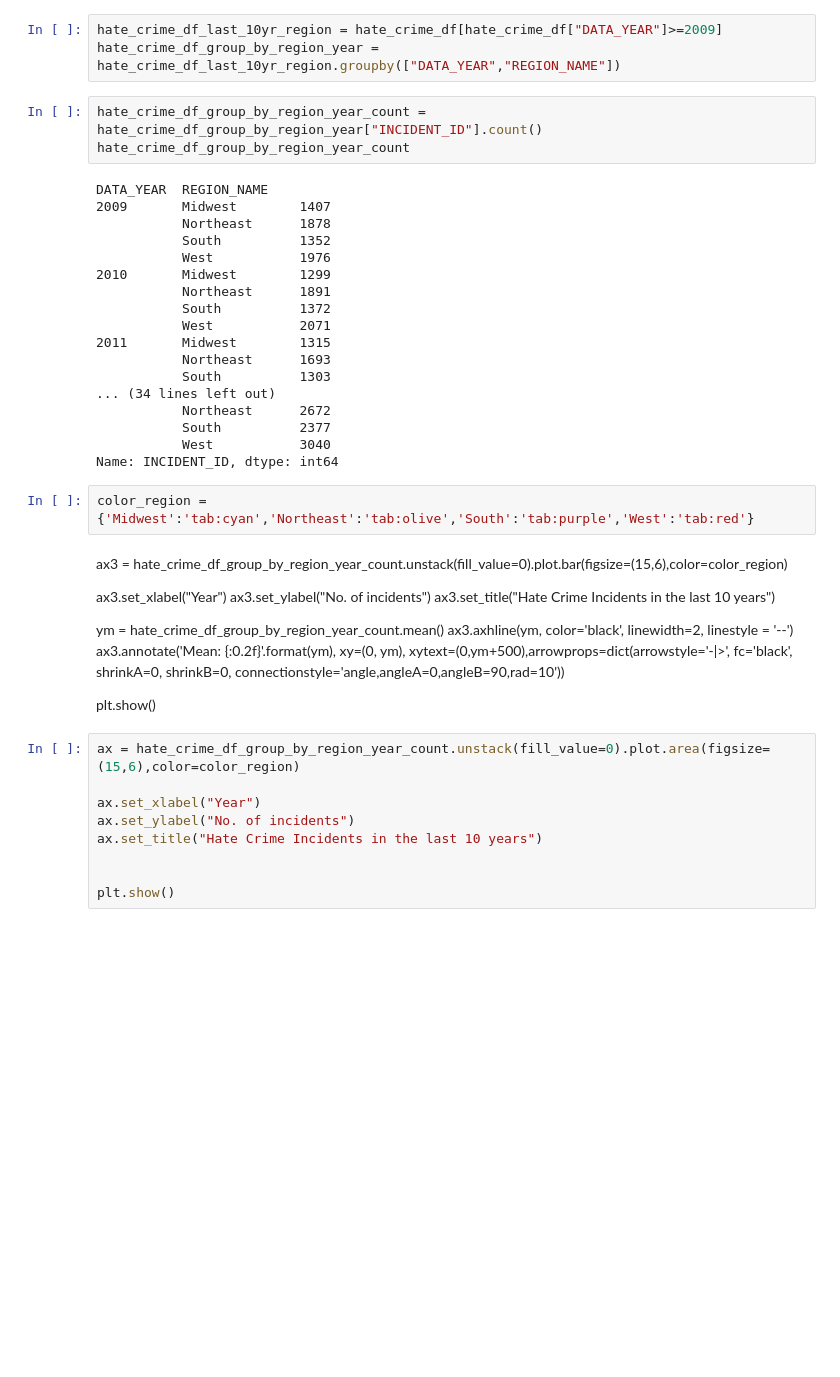
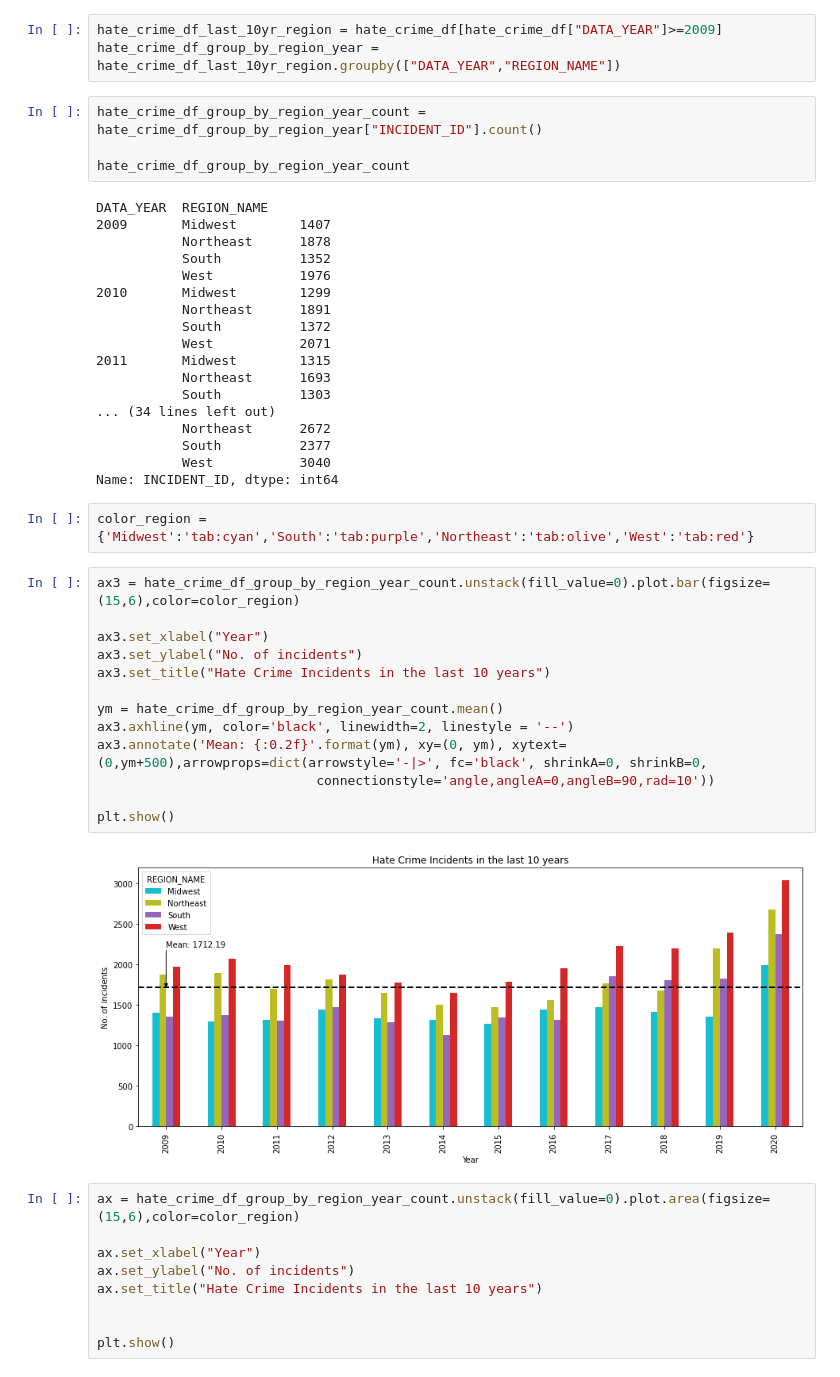
Before and after one commit to artolon/Exploratory_Analysis_Project, a Jupyter notebook: SM_FBI_CRIME_DATA.ipynb, the cells around one changed output. Cells and saved outputs as stored; diff of their text form; blank space fills up the shorter version.

```diff
--- a/SM_FBI_CRIME_DATA.ipynb
+++ b/SM_FBI_CRIME_DATA.ipynb
@@ -150,6 +150,7 @@ hate_crime_df_last_10yr_region = hate_crime_df[hate_crime_df["DATA_YEAR"]>=2009]
 hate_crime_df_group_by_region_year = hate_crime_df_last_10yr_region.groupby(["DATA_YEAR","REGION_NAME"])
 # %%
 hate_crime_df_group_by_region_year_count = hate_crime_df_group_by_region_year["INCIDENT_ID"].count()
+
 hate_crime_df_group_by_region_year_count
 # %% [output]
 DATA_YEAR  REGION_NAME
@@ -170,20 +171,22 @@ DATA_YEAR  REGION_NAME
            West           3040
 Name: INCIDENT_ID, dtype: int64
 # %%
-color_region = {'Midwest':'tab:cyan','Northeast':'tab:olive','South':'tab:purple','West':'tab:red'}
+color_region = {'Midwest':'tab:cyan','South':'tab:purple','Northeast':'tab:olive','West':'tab:red'}
-# %% [markdown]
-ax3 = hate_crime_df_group_by_region_year_count.unstack(fill_value=0).plot.bar(figsize=(15,6),color=color_region)
-
-ax3.set_xlabel("Year")
-ax3.set_ylabel("No. of incidents")
-ax3.set_title("Hate Crime Incidents in the last 10 years")
-
-ym = hate_crime_df_group_by_region_year_count.mean()
-ax3.axhline(ym, color='black', linewidth=2, linestyle = '--')
-ax3.annotate('Mean: {:0.2f}'.format(ym), xy=(0, ym), xytext=(0,ym+500),arrowprops=dict(arrowstyle='-|>', fc='black', shrinkA=0, shrinkB=0,
-                            connectionstyle='angle,angleA=0,angleB=90,rad=10'))
-
-plt.show()
+# %%
+ax3 = hate_crime_df_group_by_region_year_count.unstack(fill_value=0).plot.bar(figsize=(15,6),color=color_region)
+
+ax3.set_xlabel("Year")
+ax3.set_ylabel("No. of incidents")
+ax3.set_title("Hate Crime Incidents in the last 10 years")
+
+ym = hate_crime_df_group_by_region_year_count.mean()
+ax3.axhline(ym, color='black', linewidth=2, linestyle = '--')
+ax3.annotate('Mean: {:0.2f}'.format(ym), xy=(0, ym), xytext=(0,ym+500),arrowprops=dict(arrowstyle='-|>', fc='black', shrinkA=0, shrinkB=0,
+                            connectionstyle='angle,angleA=0,angleB=90,rad=10'))
+
+plt.show()
+# %% [output]
+[figure, added]
 # %%
 ax = hate_crime_df_group_by_region_year_count.unstack(fill_value=0).plot.area(figsize=(15,6),color=color_region)
 
```
Also changed, not shown: parts of 10 cells of this notebook.
